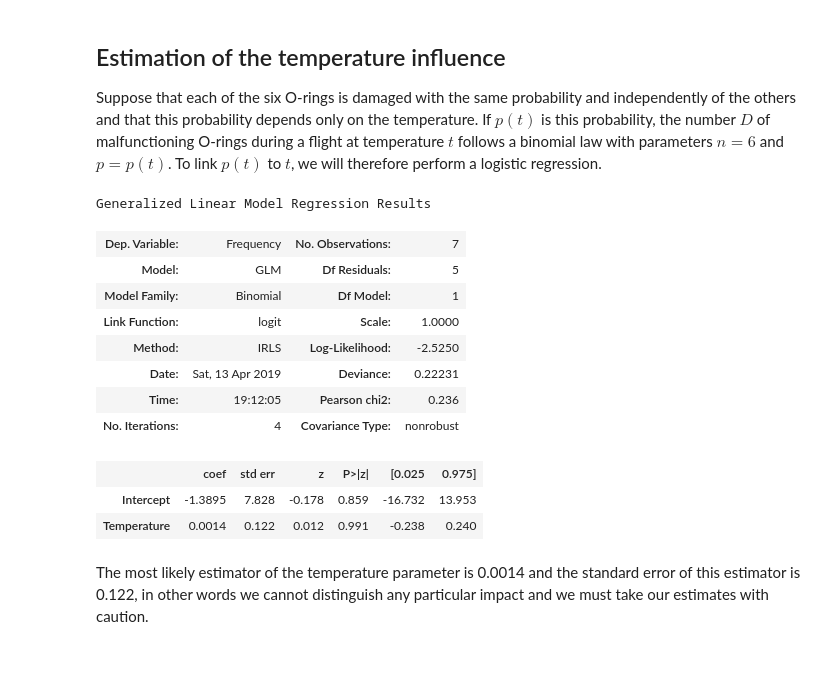
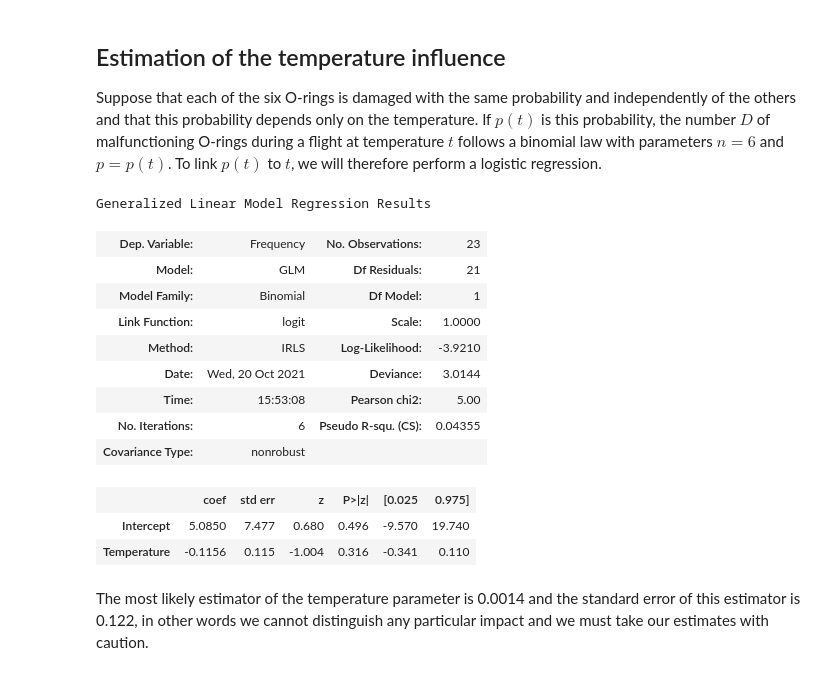
Before and after one commit to olimar718/SMPE_MOSIG_2021, a Jupyter notebook: exercice/exo5_en.ipynb, the cells around one changed output. Drawn from its saved outputs; the diff is of its cells as text; code cells hidden in the pictures.

```diff
--- a/exercice/exo5_en.ipynb
+++ b/exercice/exo5_en.ipynb
@@ -54,5 +58,5 @@ was defective.
 # %%
-data = data[data.Malfunction>0]
+# data = data[data.Malfunction>0]
 data
 # %% [output]
 |  | Date | Count | Temperature | Pressure | Malfunction |
@@ -95,25 +137,26 @@ logistic regression.
 # %%
 import statsmodels.api as sm
 
 data["Success"]=data.Count-data.Malfunction
 data["Intercept"]=1
-
-logmodel=sm.GLM(data['Frequency'], data[['Intercept','Temperature']], family=sm.families.Binomial(sm.families.links.logit)).fit()
+#mod = smf.glm(formula='y ~  C(x1) + C(x2) + C(x3) + x4 + x5', data=data,family=sm.families.Gamma(link=sm.families.links.log()))
+logmodel=sm.GLM(data['Frequency'], data[['Intercept','Temperature']], family=sm.families.Binomial(sm.families.links.logit())).fit()
 
 logmodel.summary()
 # %% [output]
 Generalized Linear Model Regression Results
-| Dep. Variable: | Frequency | No. Observations: | 7 |
-| Model: | GLM | Df Residuals: | 5 |
+| Dep. Variable: | Frequency | No. Observations: | 23 |
+| Model: | GLM | Df Residuals: | 21 |
 | Model Family: | Binomial | Df Model: | 1 |
 | Link Function: | logit | Scale: | 1.0000 |
-| Method: | IRLS | Log-Likelihood: | -2.5250 |
-| Date: | Sat, 13 Apr 2019 | Deviance: | 0.22231 |
-| Time: | 19:12:05 | Pearson chi2: | 0.236 |
-| No. Iterations: | 4 | Covariance Type: | nonrobust |
+| Method: | IRLS | Log-Likelihood: | -3.9210 |
+| Date: | Wed, 20 Oct 2021 | Deviance: | 3.0144 |
+| Time: | 15:53:08 | Pearson chi2: | 5.00 |
+| No. Iterations: | 6 | Pseudo R-squ. (CS): | 0.04355 |
+| Covariance Type: | nonrobust |  |  |
 |  | coef | std err | z | P>|z| | [0.025 | 0.975] |
-| Intercept | -1.3895 | 7.828 | -0.178 | 0.859 | -16.732 | 13.953 |
-| Temperature | 0.0014 | 0.122 | 0.012 | 0.991 | -0.238 | 0.240 |
+| Intercept | 5.0850 | 7.477 | 0.680 | 0.496 | -9.570 | 19.740 |
+| Temperature | -0.1156 | 0.115 | -1.004 | 0.316 | -0.341 | 0.110 |
 # %% [markdown]
 The most likely estimator of the temperature parameter is 0.0014
 and the standard error of this estimator is 0.122, in other words we
```
Also changed, not shown: parts of 8 cells of this notebook.
